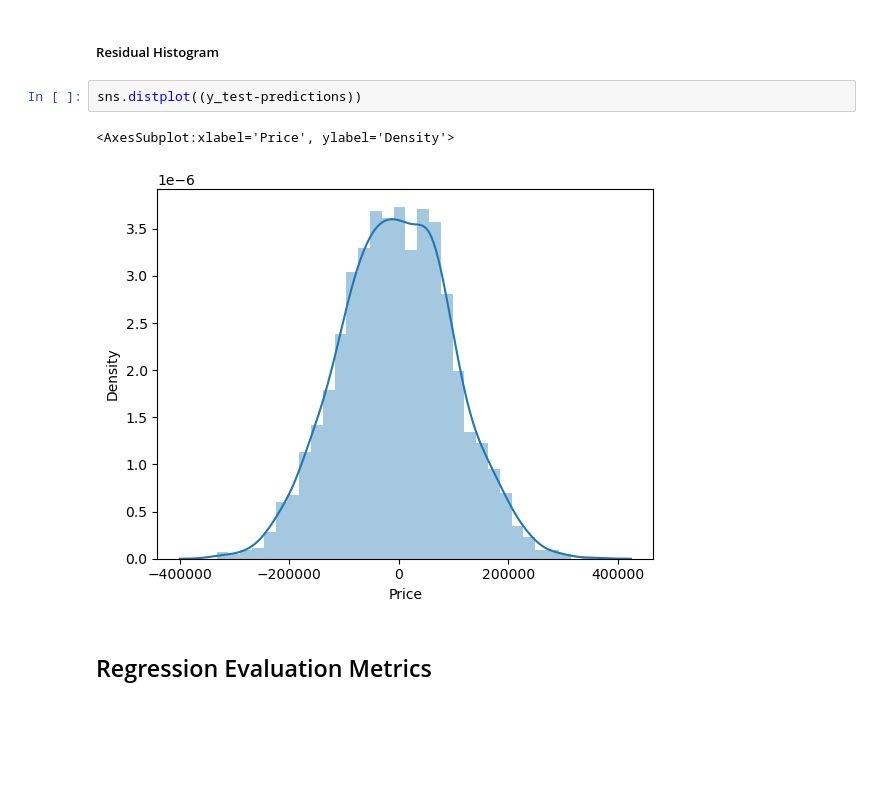
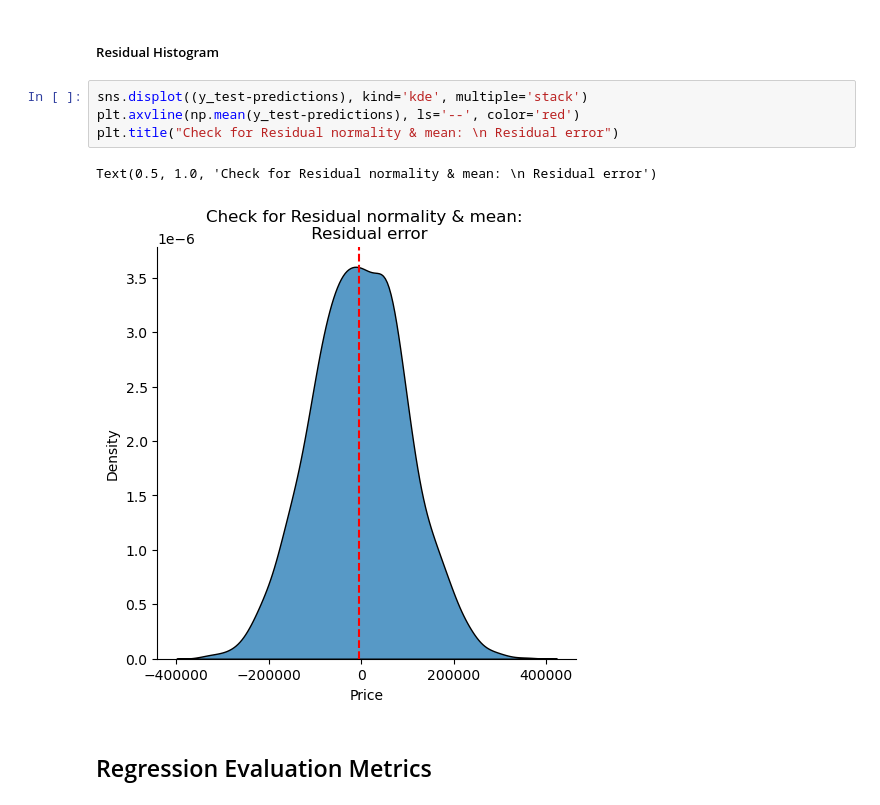
Before and after one commit to rdzjr1997/Python_ML, a Jupyter notebook: Regression_Example.ipynb, the cells around one changed output. Saved outputs shown, nothing was run; the diff lists cells and outputs as text; blank space fills up the shorter version.

```diff
--- a/Regression_Example.ipynb
+++ b/Regression_Example.ipynb
@@ -205,10 +191,12 @@ plt.scatter(y_test, predictions)
 # %% [markdown]
 ##### Residual Histogram
-# %%
-sns.distplot((y_test-predictions))
-# %% [output]
-<AxesSubplot:xlabel='Price', ylabel='Density'>
-[figure, removed]
+# %%
+sns.displot((y_test-predictions), kind='kde', multiple='stack')
+plt.axvline(np.mean(y_test-predictions), ls='--', color='red')
+plt.title("Check for Residual normality & mean: \n Residual error")
+# %% [output]
+Text(0.5, 1.0, 'Check for Residual normality & mean: \n Residual error')
+[figure, added]
 # %% [markdown]
 ## Regression Evaluation Metrics
 # %%
```
Also changed, not shown: parts of 9 cells of this notebook.
